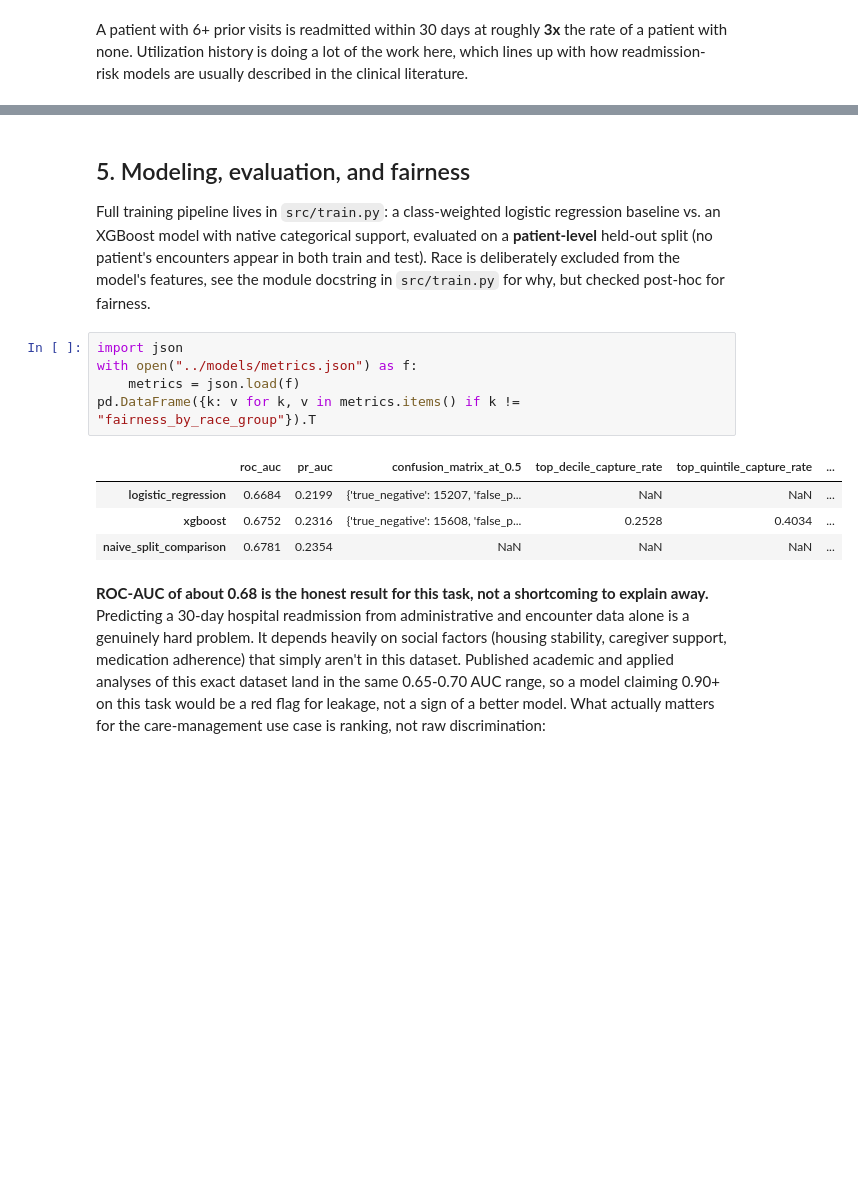
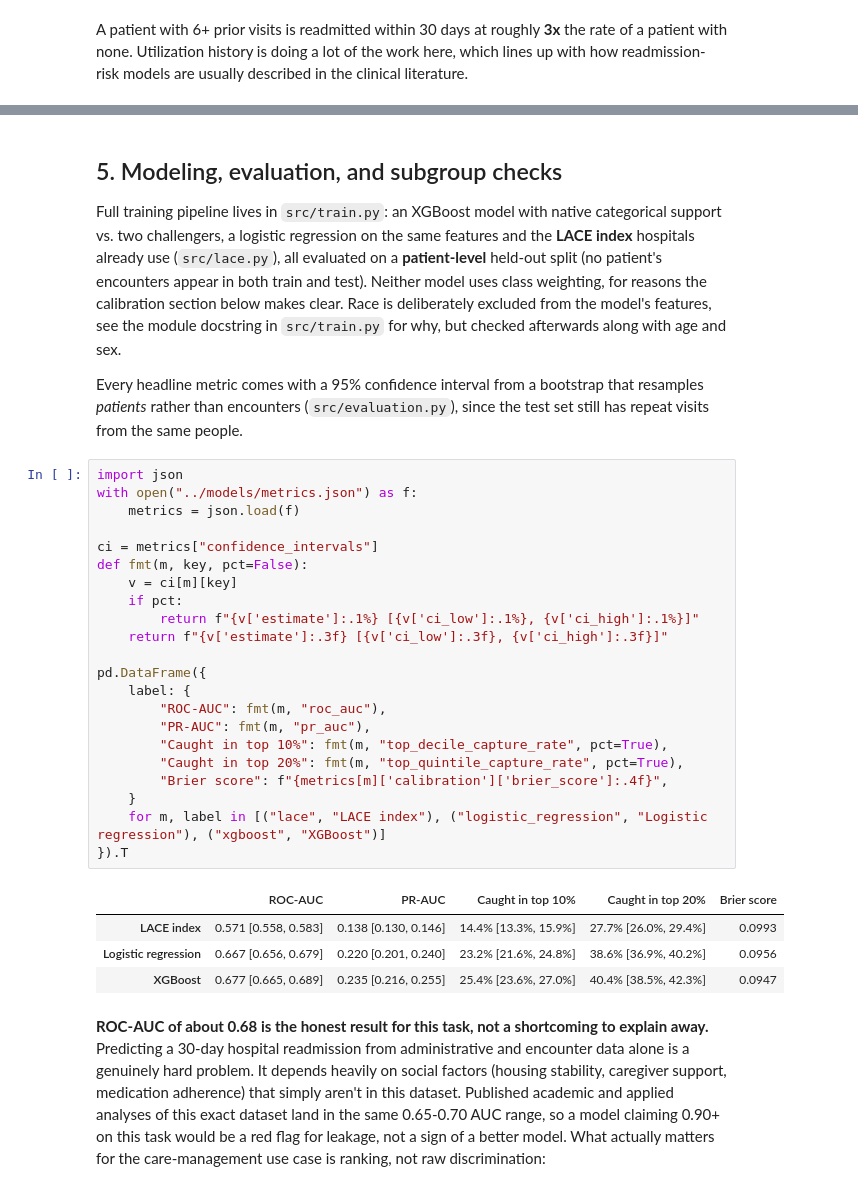
Before and after one commit to jlwj22/Healthcare-Readmission, a Jupyter notebook: notebooks/01_eda_and_modeling.ipynb, the cells around one changed output, grey strips where cells are left out. Cells and saved outputs as stored; diff of their text form; blank space fills up the shorter version.

```diff
--- a/notebooks/01_eda_and_modeling.ipynb
+++ b/notebooks/01_eda_and_modeling.ipynb
@@ -131,17 +131,36 @@ plt.show()
 # %% [markdown]
-## 5. Modeling, evaluation, and fairness
+## 5. Modeling, evaluation, and subgroup checks
 
-Full training pipeline lives in `src/train.py`: a class-weighted logistic regression baseline vs. an XGBoost model with native categorical support, evaluated on a **patient-level** held-out split (no patient's encounters appear in both train and test). Race is deliberately excluded from the model's features, see the module docstring in `src/train.py` for why, but checked post-hoc for fairness.
+Full training pipeline lives in `src/train.py`: an XGBoost model with native categorical support vs. two challengers, a logistic regression on the same features and the **LACE index** hospitals already use (`src/lace.py`), all evaluated on a **patient-level** held-out split (no patient's encounters appear in both train and test). Neither model uses class weighting, for reasons the calibration section below makes clear. Race is deliberately excluded from the model's features, see the module docstring in `src/train.py` for why, but checked afterwards along with age and sex.
+
+Every headline metric comes with a 95% confidence interval from a bootstrap that resamples *patients* rather than encounters (`src/evaluation.py`), since the test set still has repeat visits from the same people.
 # %%
 import json
 with open("../models/metrics.json") as f:
     metrics = json.load(f)
-pd.DataFrame({k: v for k, v in metrics.items() if k != "fairness_by_race_group"}).T
+
+ci = metrics["confidence_intervals"]
+def fmt(m, key, pct=False):
+    v = ci[m][key]
+    if pct:
+        return f"{v['estimate']:.1%} [{v['ci_low']:.1%}, {v['ci_high']:.1%}]"
+    return f"{v['estimate']:.3f} [{v['ci_low']:.3f}, {v['ci_high']:.3f}]"
+
+pd.DataFrame({
+    label: {
+        "ROC-AUC": fmt(m, "roc_auc"),
+        "PR-AUC": fmt(m, "pr_auc"),
+        "Caught in top 10%": fmt(m, "top_decile_capture_rate", pct=True),
+        "Caught in top 20%": fmt(m, "top_quintile_capture_rate", pct=True),
+        "Brier score": f"{metrics[m]['calibration']['brier_score']:.4f}",
+    }
+    for m, label in [("lace", "LACE index"), ("logistic_regression", "Logistic regression"), ("xgboost", "XGBoost")]
+}).T
 # %% [output]
-|  | roc_auc | pr_auc | confusion_matrix_at_0.5 | top_decile_capture_rate | top_quintile_capture_rate | ... |
-| logistic_regression | 0.6684 | 0.2199 | {'true_negative': 15207, 'false_p... | NaN | NaN | ... |
-| xgboost | 0.6752 | 0.2316 | {'true_negative': 15608, 'false_p... | 0.2528 | 0.4034 | ... |
-| naive_split_comparison | 0.6781 | 0.2354 | NaN | NaN | NaN | ... |
+|  | ROC-AUC | PR-AUC | Caught in top 10% | Caught in top 20% | Brier score |
+| LACE index | 0.571 [0.558, 0.583] | 0.138 [0.130, 0.146] | 14.4% [13.3%, 15.9%] | 27.7% [26.0%, 29.4%] | 0.0993 |
+| Logistic regression | 0.667 [0.656, 0.679] | 0.220 [0.201, 0.240] | 23.2% [21.6%, 24.8%] | 38.6% [36.9%, 40.2%] | 0.0956 |
+| XGBoost | 0.677 [0.665, 0.689] | 0.235 [0.216, 0.255] | 25.4% [23.6%, 27.0%] | 40.4% [38.5%, 42.3%] | 0.0947 |
 # %% [markdown]
 **ROC-AUC of about 0.68 is the honest result for this task, not a shortcoming to explain away.** Predicting a 30-day hospital readmission from administrative and encounter data alone is a genuinely hard problem. It depends heavily on social factors (housing stability, caregiver support, medication adherence) that simply aren't in this dataset. Published academic and applied analyses of this exact dataset land in the same 0.65-0.70 AUC range, so a model claiming 0.90+ on this task would be a red flag for leakage, not a sign of a better model. What actually matters for the care-management use case is ranking, not raw discrimination:
 # %%
```
Also changed, not shown: parts of 23 cells of this notebook, 2 other files.
